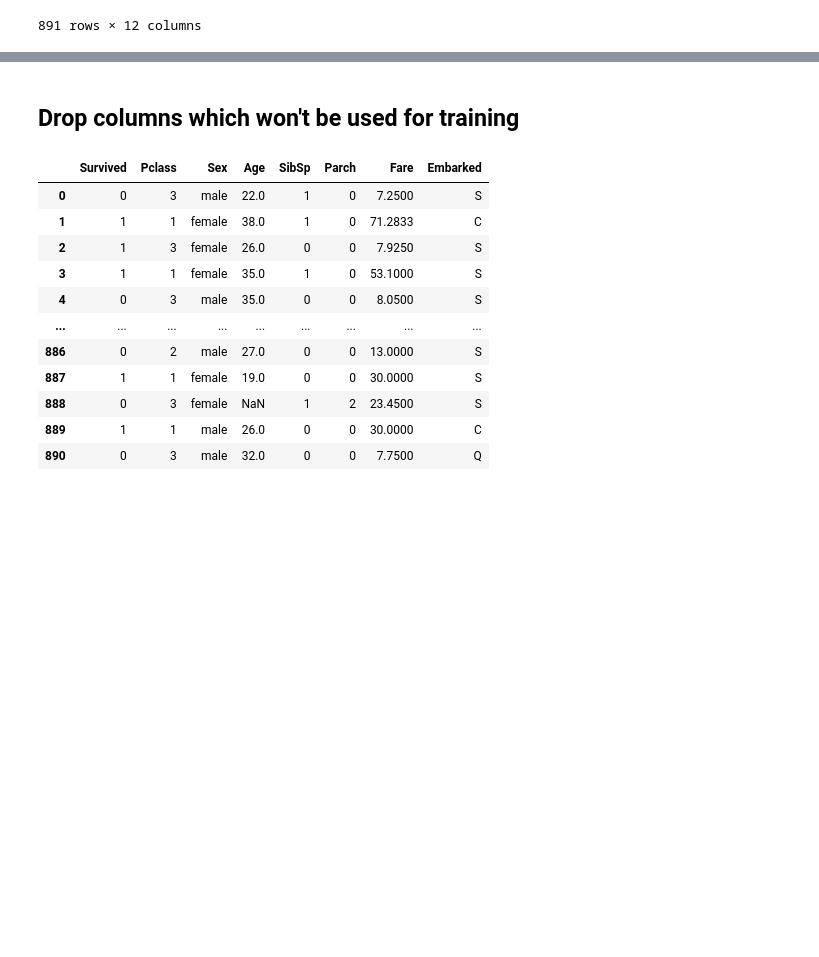
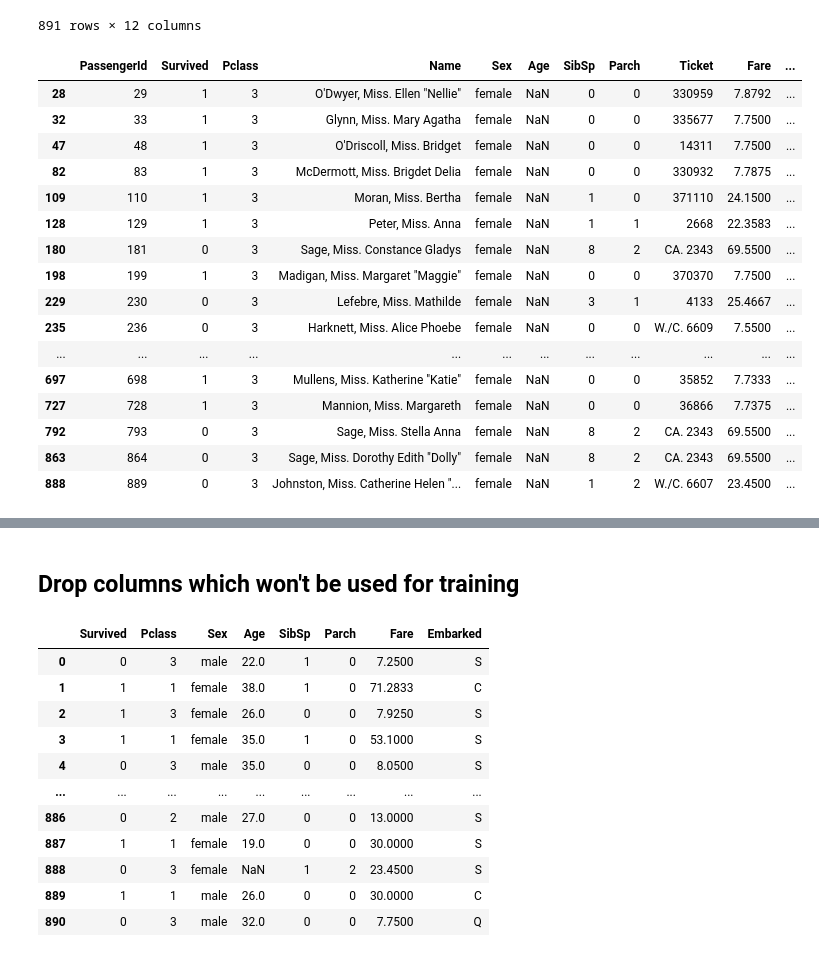
Before and after one commit to szajakubiak/titanic_kaggle_challenge, a Jupyter notebook: titanic2_train.ipynb, the cells around one changed output, grey strips where cells are left out. Drawn from its saved outputs; the diff is of its cells as text; code cells hidden in the pictures; blank space fills up the shorter version.

```diff
--- a/titanic2_train.ipynb
+++ b/titanic2_train.ipynb
@@ -26,3 +26,26 @@ train_data
 | 889 | 890 | 1 | 1 | Behr, Mr. Karl Howell | male | 26.0 | 0 | 0 | 111369 | 30.0000 | ... |
 | 890 | 891 | 0 | 3 | Dooley, Mr. Patrick | male | 32.0 | 0 | 0 | 370376 | 7.7500 | ... |
 891 rows × 12 columns
+# %%
+search_miss = train_data[train_data["Name"].str.contains("Miss", case = False)]
+# %%
+misses_w_age = search_miss[search_miss["Age"].isnull()]
+misses_w_age
+# %% [output]
+|  | PassengerId | Survived | Pclass | Name | Sex | Age | SibSp | Parch | Ticket | Fare | ... |
+| 28 | 29 | 1 | 3 | O'Dwyer, Miss. Ellen "Nellie" | female | NaN | 0 | 0 | 330959 | 7.8792 | ... |
+| 32 | 33 | 1 | 3 | Glynn, Miss. Mary Agatha | female | NaN | 0 | 0 | 335677 | 7.7500 | ... |
+| 47 | 48 | 1 | 3 | O'Driscoll, Miss. Bridget | female | NaN | 0 | 0 | 14311 | 7.7500 | ... |
+| 82 | 83 | 1 | 3 | McDermott, Miss. Brigdet Delia | female | NaN | 0 | 0 | 330932 | 7.7875 | ... |
+| 109 | 110 | 1 | 3 | Moran, Miss. Bertha | female | NaN | 1 | 0 | 371110 | 24.1500 | ... |
+| 128 | 129 | 1 | 3 | Peter, Miss. Anna | female | NaN | 1 | 1 | 2668 | 22.3583 | ... |
+| 180 | 181 | 0 | 3 | Sage, Miss. Constance Gladys | female | NaN | 8 | 2 | CA. 2343 | 69.5500 | ... |
+| 198 | 199 | 1 | 3 | Madigan, Miss. Margaret "Maggie" | female | NaN | 0 | 0 | 370370 | 7.7500 | ... |
+| 229 | 230 | 0 | 3 | Lefebre, Miss. Mathilde | female | NaN | 3 | 1 | 4133 | 25.4667 | ... |
+| 235 | 236 | 0 | 3 | Harknett, Miss. Alice Phoebe | female | NaN | 0 | 0 | W./C. 6609 | 7.5500 | ... |
+| ... | ... | ... | ... | ... | ... | ... | ... | ... | ... | ... | ... |
+| 697 | 698 | 1 | 3 | Mullens, Miss. Katherine "Katie" | female | NaN | 0 | 0 | 35852 | 7.7333 | ... |
+| 727 | 728 | 1 | 3 | Mannion, Miss. Margareth | female | NaN | 0 | 0 | 36866 | 7.7375 | ... |
+| 792 | 793 | 0 | 3 | Sage, Miss. Stella Anna | female | NaN | 8 | 2 | CA. 2343 | 69.5500 | ... |
+| 863 | 864 | 0 | 3 | Sage, Miss. Dorothy Edith "Dolly" | female | NaN | 8 | 2 | CA. 2343 | 69.5500 | ... |
+| 888 | 889 | 0 | 3 | Johnston, Miss. Catherine Helen "... | female | NaN | 1 | 2 | W./C. 6607 | 23.4500 | ... |
```
Also changed, not shown: parts of 3 cells of this notebook.
